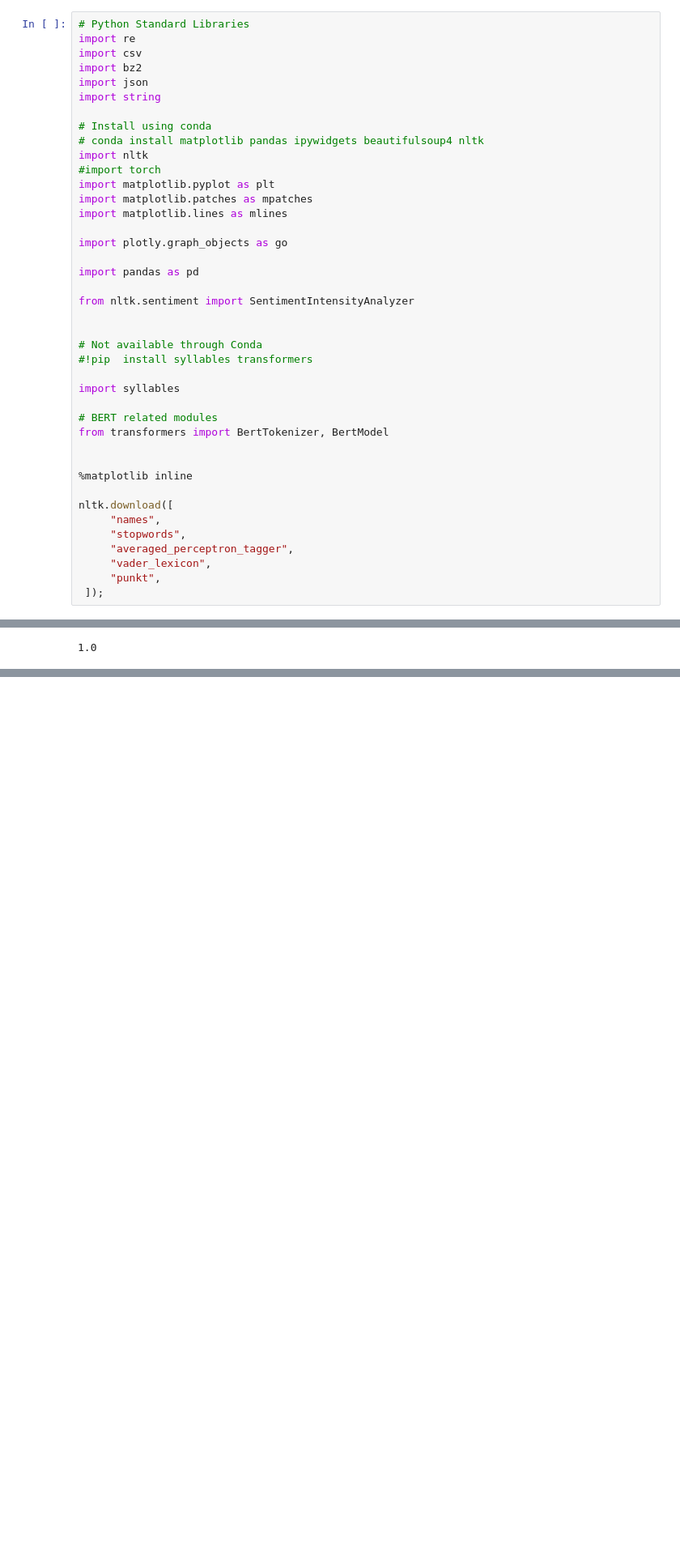
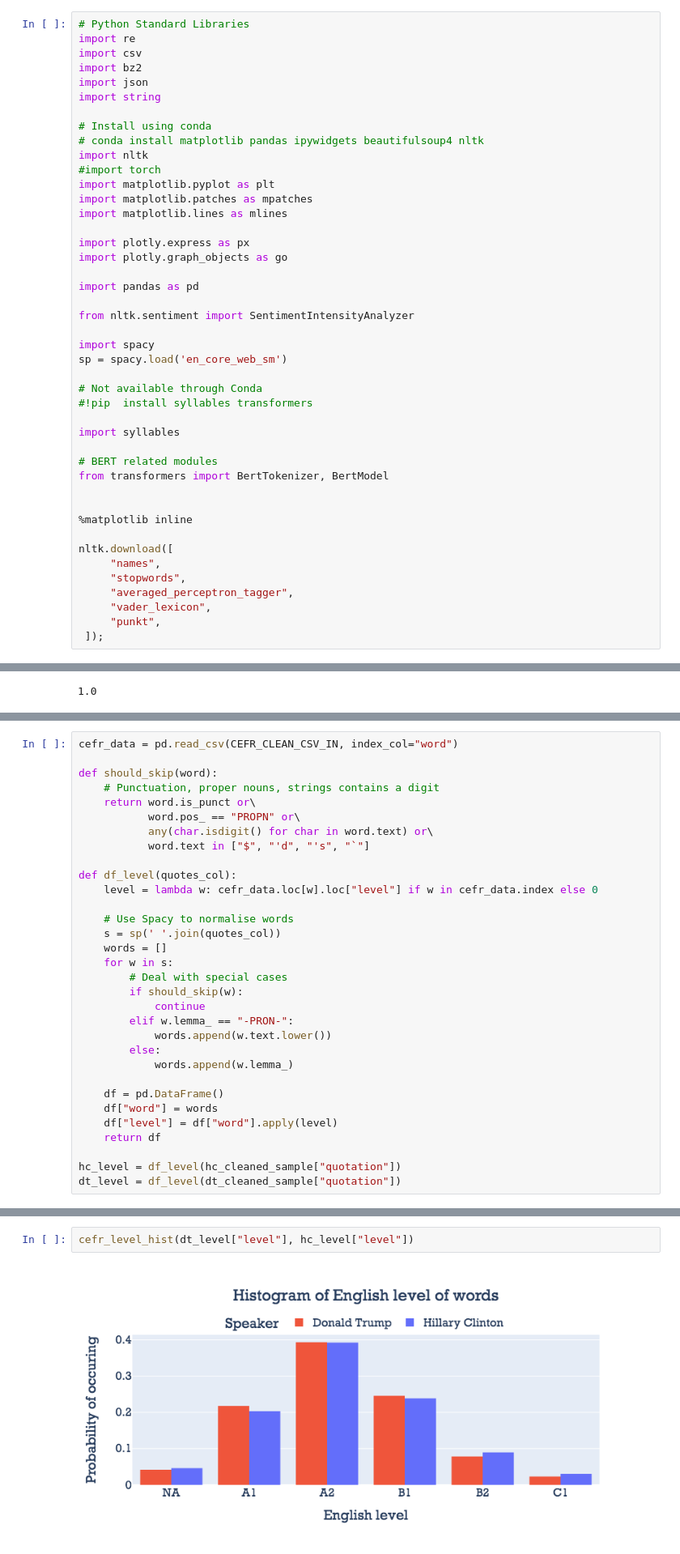
Before and after one commit to epfl-ada/ada-2021-project-radar, a Jupyter notebook: notebook.ipynb, the cells around one changed output, grey strips where cells are left out. Shown at 81% size. Cells and saved outputs as stored; diff of their text form; blank space fills up the shorter version.

```diff
--- a/notebook.ipynb
+++ b/notebook.ipynb
@@ -16,12 +16,15 @@ import matplotlib.pyplot as plt
 import matplotlib.patches as mpatches
 import matplotlib.lines as mlines
 
+import plotly.express as px
 import plotly.graph_objects as go
 
 import pandas as pd
 
 from nltk.sentiment import SentimentIntensityAnalyzer
 
+import spacy
+sp = spacy.load('en_core_web_sm')
 
 # Not available through Conda
 #!pip  install syllables transformers
@@ -1108,0 +1018,32 @@ There seems to be little difference in terms of language levels, but note how ma
+# %%
+cefr_data = pd.read_csv(CEFR_CLEAN_CSV_IN, index_col="word")
+
+def should_skip(word):
+    # Punctuation, proper nouns, strings contains a digit
+    return word.is_punct or\
+           word.pos_ == "PROPN" or\
+           any(char.isdigit() for char in word.text) or\
+           word.text in ["$", "'d", "'s", "`"]
+
+def df_level(quotes_col):
+    level = lambda w: cefr_data.loc[w].loc["level"] if w in cefr_data.index else 0
+
+    # Use Spacy to normalise words
+    s = sp(' '.join(quotes_col))
+    words = []
+    for w in s:
+        # Deal with special cases
+        if should_skip(w):
+            continue
+        elif w.lemma_ == "-PRON-":
+            words.append(w.text.lower())
+        else:
+            words.append(w.lemma_)
+
+    df = pd.DataFrame()
+    df["word"] = words
+    df["level"] = df["word"].apply(level)
+    return df
+
+hc_level = df_level(hc_cleaned_sample["quotation"])
+dt_level = df_level(dt_cleaned_sample["quotation"])
@@ -1108,0 +1066,4 @@ There seems to be little difference in terms of language levels, but note how ma
+# %%
+cefr_level_hist(dt_level["level"], hc_level["level"])
+# %% [output]
+[figure, added]
```
Also changed, not shown: parts of 35 cells of this notebook.
